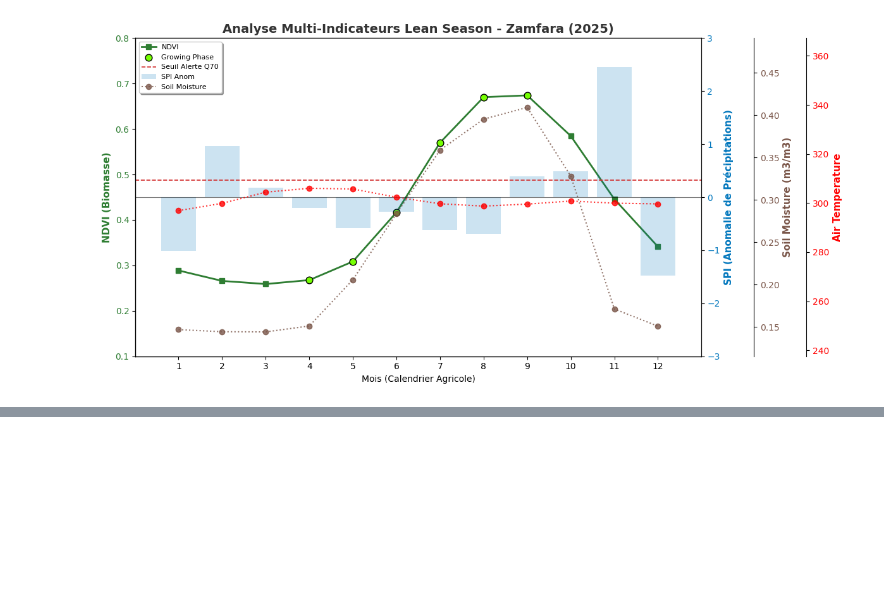
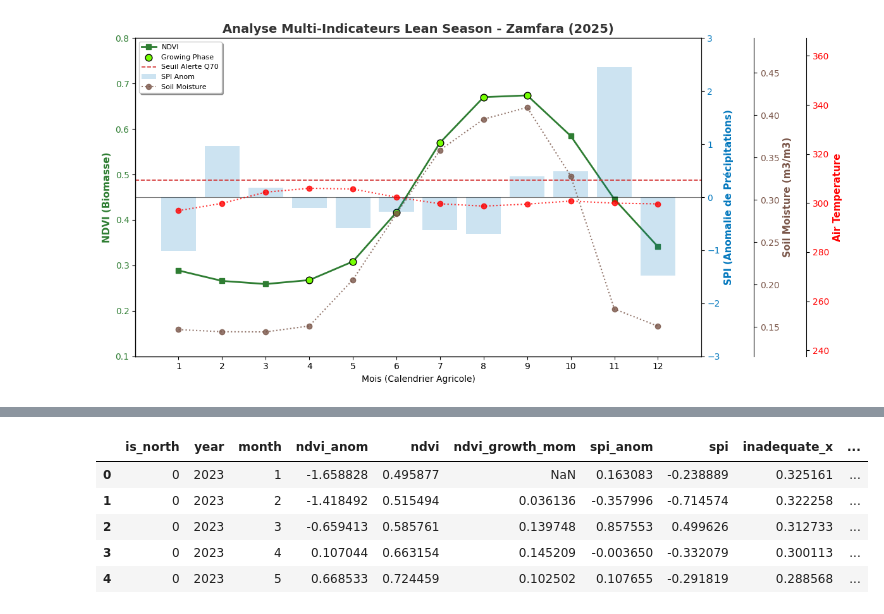
Before and after one commit to tnourlyn/Projet-de-Statapp---WFP-, a Jupyter notebook: Lean_season.ipynb, the cells around one changed output, grey strips where cells are left out. Cells and saved outputs as stored; diff of their text form; code cells hidden in the pictures; blank space fills up the shorter version.

Commit message:
ajout de la division Nord / Sud

```diff
--- a/Lean_season.ipynb
+++ b/Lean_season.ipynb
@@ -1370,0 +1361,24 @@ for year in [2023, 2024, 2025]:
+# %%
+import numpy as np
+import pandas as pd
+
+# 1) Calcul de la latitude médiane par État
+# On groupe par le nom de l'état (NAME_1) et on prend la médiane de la colonne Y (latitude)
+lat_by_state = df.groupby("NAME_1")["Y"].median()
+
+# 2) Définition du seuil médian global
+# C'est la valeur qui sépare les états en deux groupes égaux (Nord / Sud)
+lat_cut = lat_by_state.median()
+
+# 3) Identification des états du Nord
+# On récupère les noms des états dont la latitude est supérieure ou égale au seuil
+north_states = set(lat_by_state[lat_by_state >= lat_cut].index)
+
+# 4) Création de la nouvelle colonne de classification
+# np.where fonctionne comme un "SI" : si l'état est dans north_states -> "North", sinon -> "South"
+df["zone_ns"] = np.where(df["NAME_1"].isin(north_states), "North", "South")
+
+# Affichage des résultats pour vérification
+print(f"Latitude de coupure (Seuil) : {lat_cut}")
+print("\nAperçu des données classées :")
+print(df[["NAME_1", "Y", "zone_ns"]].head())
@@ -1370,0 +1395,18 @@ for year in [2023, 2024, 2025]:
+# %%
+# On crée une colonne 'is_north' : 1 si l'état est au Nord, 0 sinon
+summary_lean_season_yearly['is_north'] = summary_lean_season_yearly['NAME_1'].isin(north_states).astype(int)
+# %%
+#Création du data frame des moyennes nord/sud
+
+df_zones_mean = summary_lean_season_yearly.groupby(['is_north', 'year', 'month'])[cols_for_corr].mean().reset_index()
+df_zones_mean['Rainfall(mm)'] = df_zones_mean['Rainf_f_tavg'] * 86400 * 30.44
+df_zones_mean.drop(columns = "Rainf_f_tavg")
+
+df_zones_mean.head()
+# %% [output]
+|  | is_north | year | month | ndvi_anom | ndvi | ndvi_growth_mom | spi_anom | spi | inadequate_x | ... |
+| 0 | 0 | 2023 | 1 | -1.658828 | 0.495877 | NaN | 0.163083 | -0.238889 | 0.325161 | ... |
+| 1 | 0 | 2023 | 2 | -1.418492 | 0.515494 | 0.036136 | -0.357996 | -0.714574 | 0.322258 | ... |
+| 2 | 0 | 2023 | 3 | -0.659413 | 0.585761 | 0.139748 | 0.857553 | 0.499626 | 0.312733 | ... |
+| 3 | 0 | 2023 | 4 | 0.107044 | 0.663154 | 0.145209 | -0.003650 | -0.332079 | 0.300113 | ... |
+| 4 | 0 | 2023 | 5 | 0.668533 | 0.724459 | 0.102502 | 0.107655 | -0.291819 | 0.288568 | ... |
```
Also changed, not shown: parts of 5 cells of this notebook.
